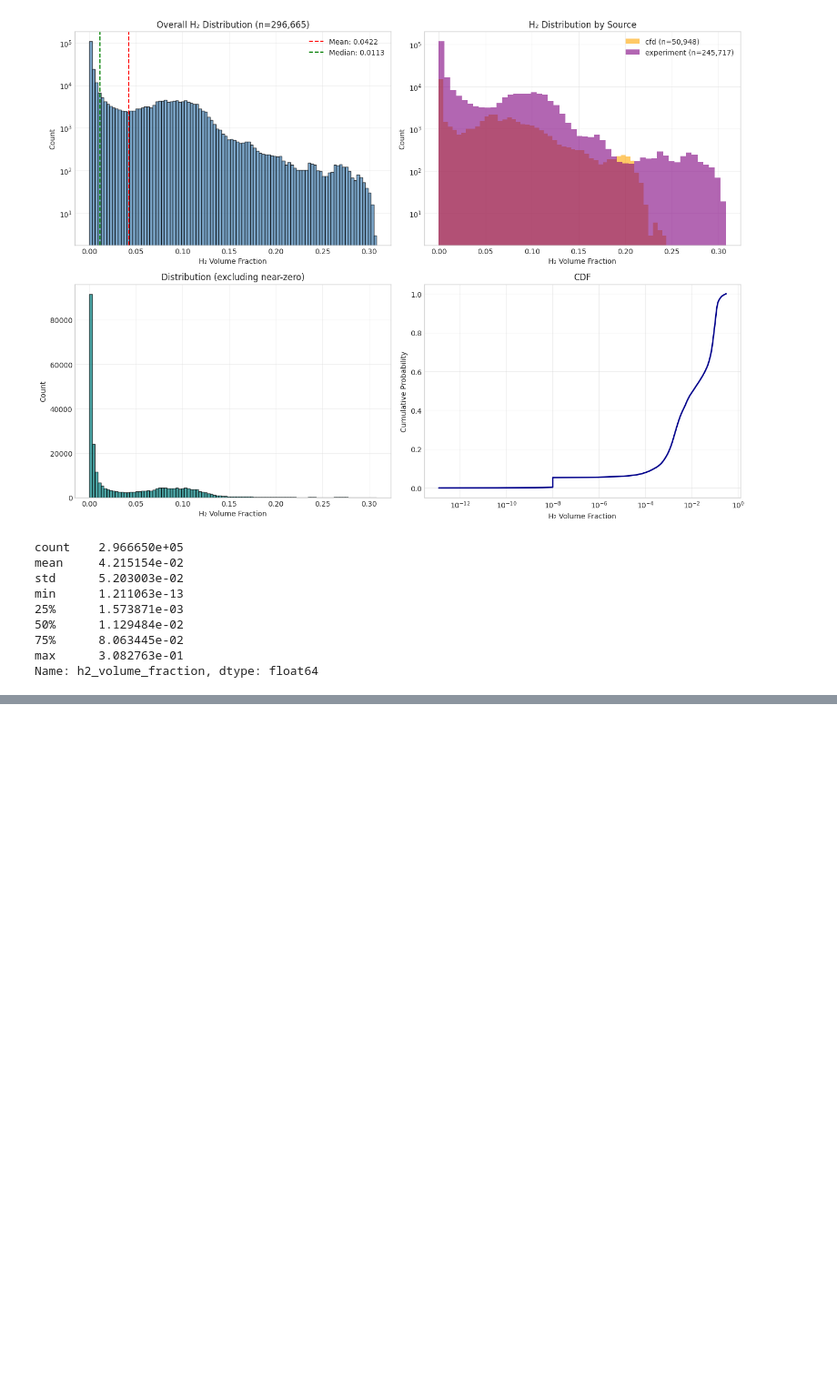
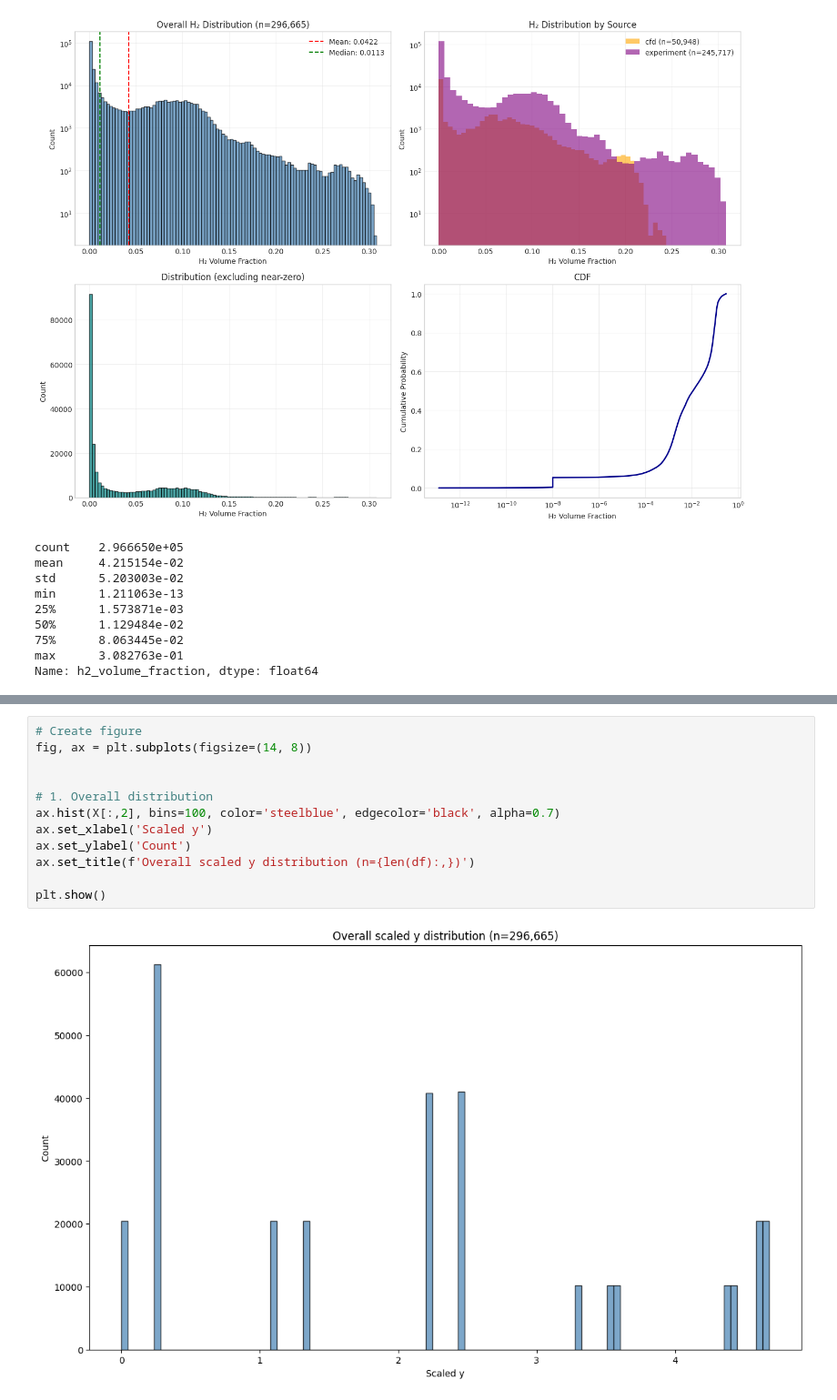
Before and after one commit to nicmig/H2-dispersion-model, a Jupyter notebook: data_analysis.ipynb, the cells around one changed output, grey strips where cells are left out. Shown at 91% size. Saved outputs shown, nothing was run; the diff lists cells and outputs as text; blank space fills up the shorter version.

```diff
--- a/data_analysis.ipynb
+++ b/data_analysis.ipynb
@@ -867,0 +911,14 @@ plt.show()
+# %%
+# Create figure
+fig, ax = plt.subplots(figsize=(14, 8))
+
+
+# 1. Overall distribution
+ax.hist(X[:,2], bins=100, color='steelblue', edgecolor='black', alpha=0.7)
+ax.set_xlabel('Scaled y')
+ax.set_ylabel('Count')
+ax.set_title(f'Overall scaled y distribution (n={len(df):,})')
+
+plt.show()
+# %% [output]
+[figure, added]
```
Also changed, not shown: parts of 6 cells of this notebook.
